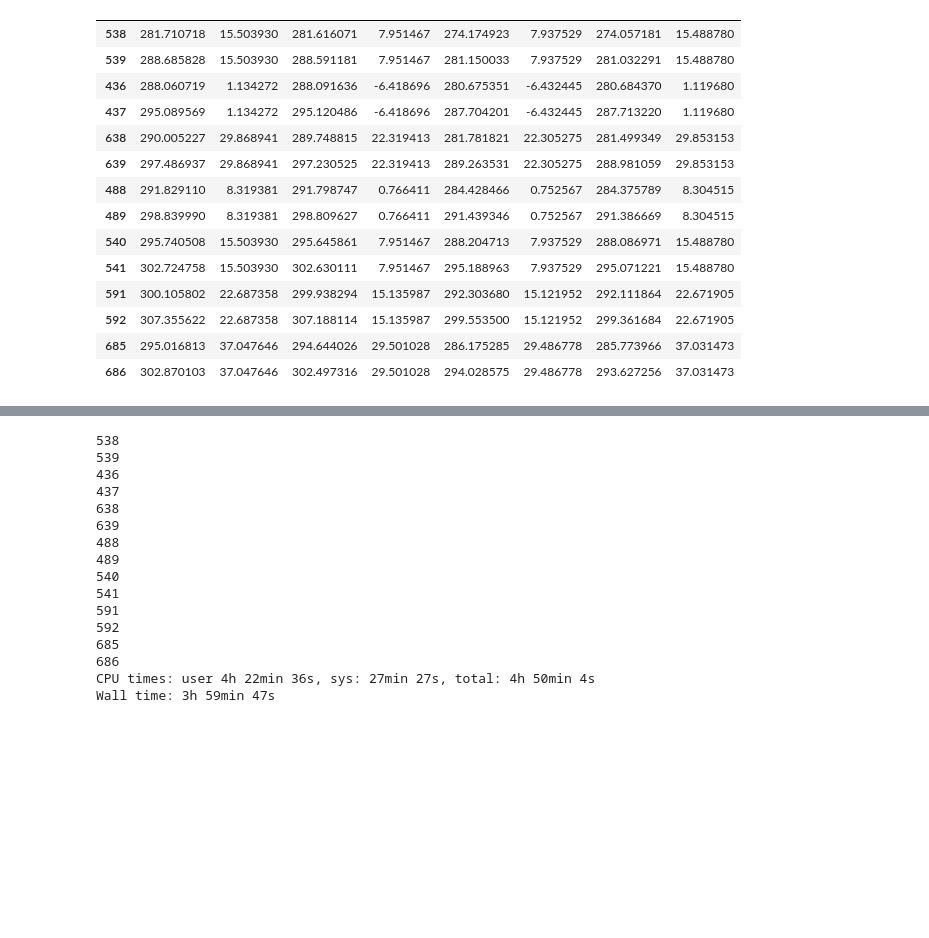
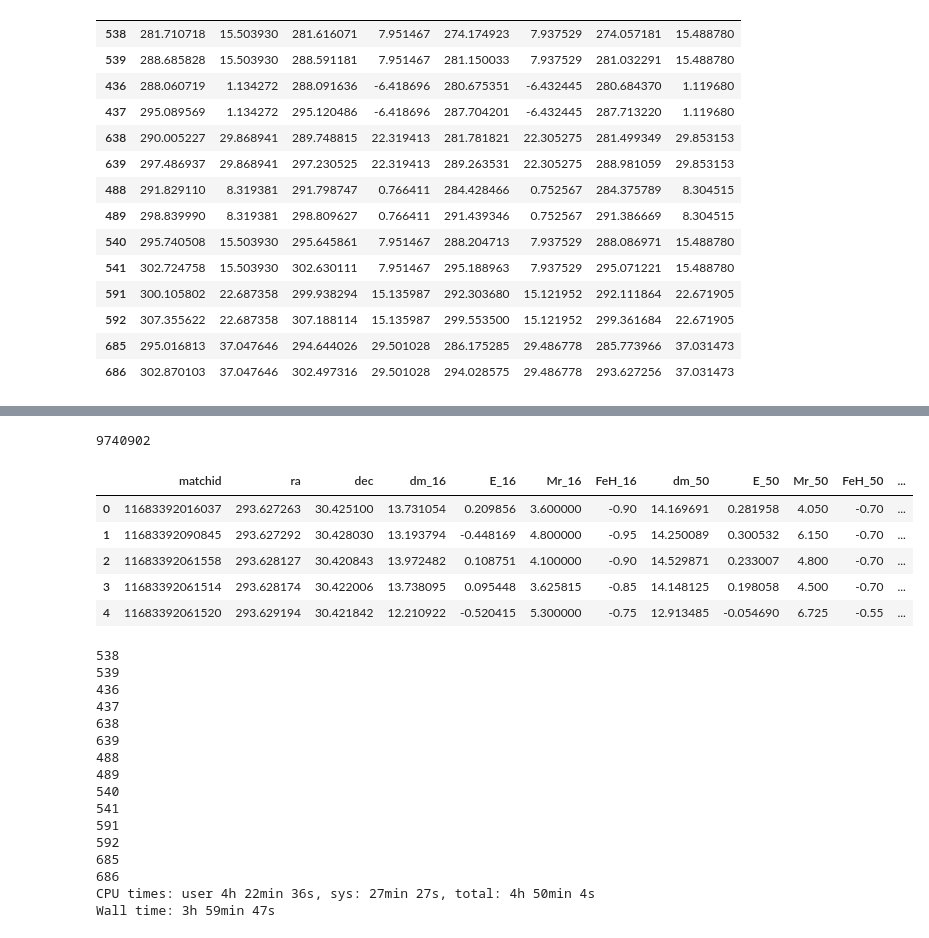
Before and after one commit to courtk32/stellar_flares, a Jupyter notebook: axs_ztf_gaia.ipynb, the cells around one changed output, grey strips where cells are left out. Saved outputs shown, nothing was run; the diff lists cells and outputs as text; code cells hidden in the pictures; blank space fills up the shorter version.

Commit message:
demonstrate loading parquet files

```diff
--- a/axs_ztf_gaia.ipynb
+++ b/axs_ztf_gaia.ipynb
@@ -338,0 +344,2 @@ for field in high_cadence_fields:
+# %%
+df_g19_xmatch = pd.read_parquet('g19_match/key=686')
@@ -339,3 +364,16 @@ for field in high_cadence_fields:
+# %%
+len(df_g19_xmatch)
+# %% [output]
+9740902
+# %%
+df_g19_xmatch.head()
+# %% [output]
+|  | matchid | ra | dec | dm_16 | E_16 | Mr_16 | FeH_16 | dm_50 | E_50 | Mr_50 | FeH_50 | ... |
+| 0 | 11683392016037 | 293.627263 | 30.425100 | 13.731054 | 0.209856 | 3.600000 | -0.90 | 14.169691 | 0.281958 | 4.050 | -0.70 | ... |
+| 1 | 11683392090845 | 293.627292 | 30.428030 | 13.193794 | -0.448169 | 4.800000 | -0.95 | 14.250089 | 0.300532 | 6.150 | -0.70 | ... |
+| 2 | 11683392061558 | 293.628127 | 30.420843 | 13.972482 | 0.108751 | 4.100000 | -0.90 | 14.529871 | 0.233007 | 4.800 | -0.70 | ... |
+| 3 | 11683392061514 | 293.628174 | 30.422006 | 13.738095 | 0.095448 | 3.625815 | -0.85 | 14.148125 | 0.198058 | 4.500 | -0.70 | ... |
+| 4 | 11683392061520 | 293.629194 | 30.421842 | 12.210922 | -0.520415 | 5.300000 | -0.75 | 12.913485 | -0.054690 | 6.725 | -0.55 | ... |
 # %%
 !mkdir -p gaia_match
 # %%
```
Also changed, not shown: parts of 2 cells of this notebook.
